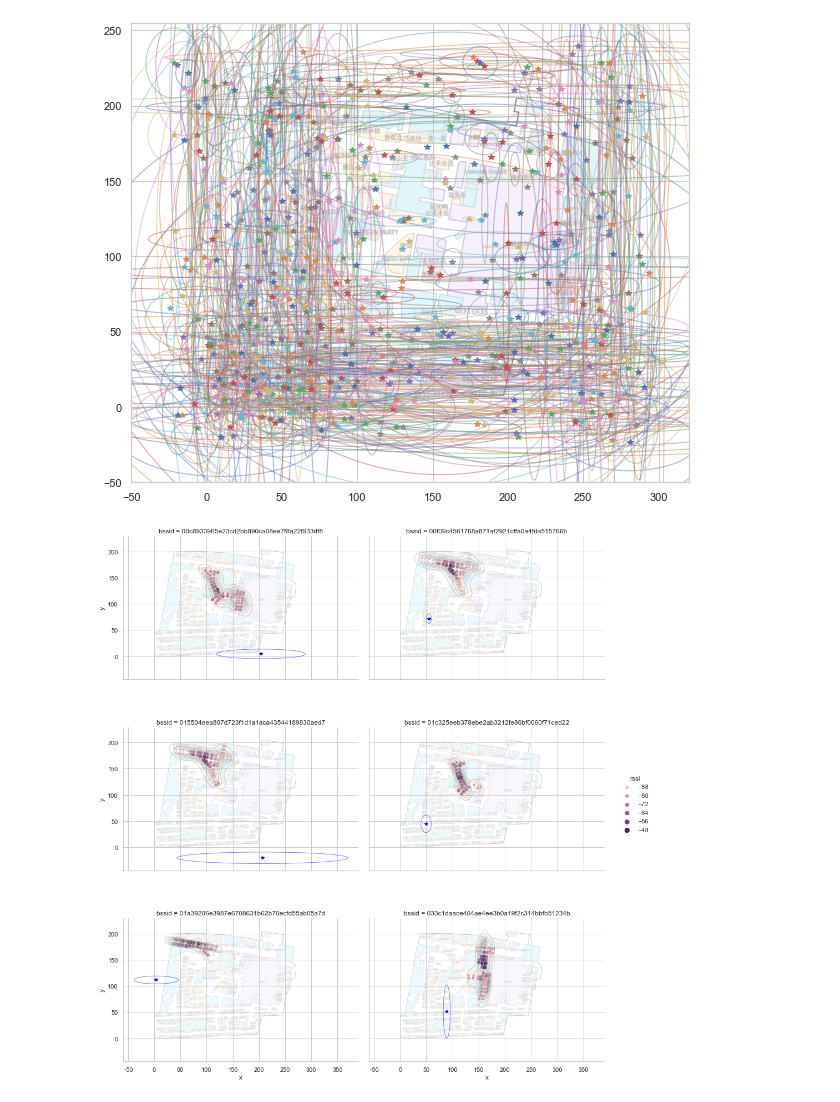
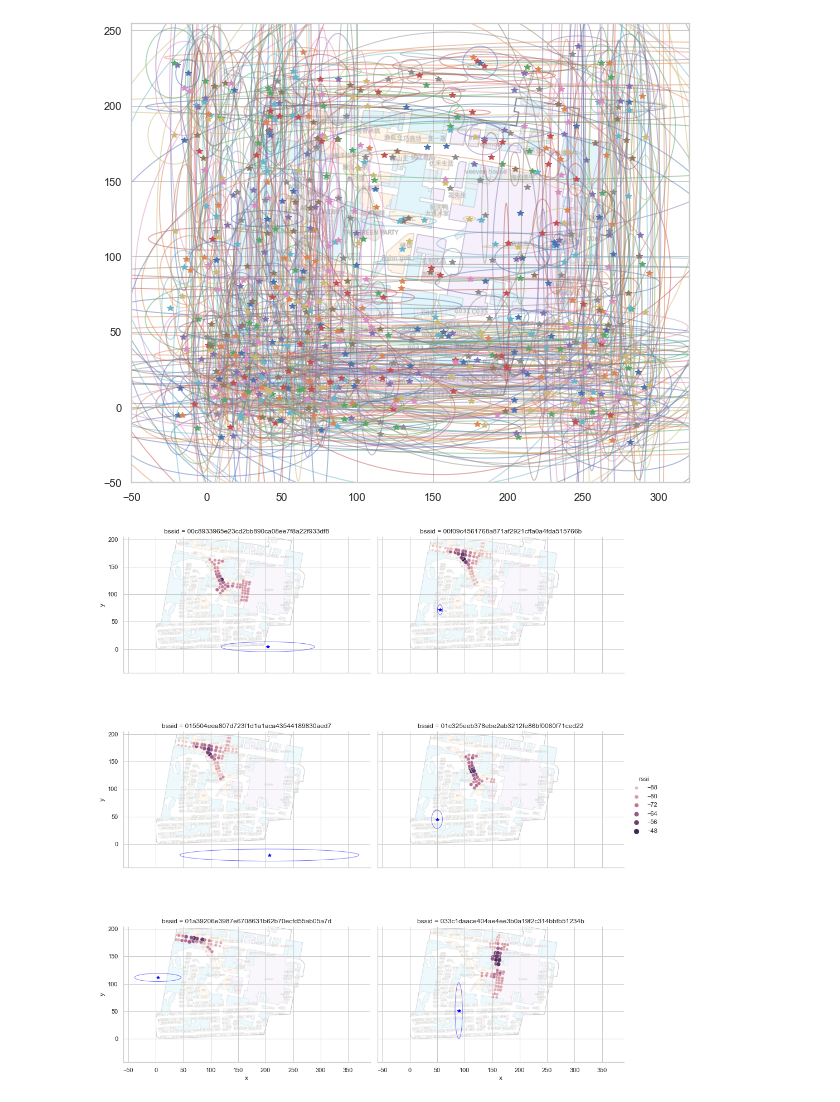
Before and after one commit to sorenhartmann/indoor-location-navigation, a Jupyter notebook: notebooks/3-beacon-model.ipynb, the cells around one changed output. Cells and saved outputs as stored; diff of their text form; code cells hidden in the pictures.

```diff
--- a/notebooks/3-beacon-model.ipynb
+++ b/notebooks/3-beacon-model.ipynb
@@ -254,12 +254,11 @@ wifi_bssids = [floor_data.bssids_[i] for i in wifi_indices]
 wifi_strengths = get_wifi_strengths(floor_data, wifi_bssids)
 # %%
 fg = sns.relplot(data=wifi_strengths, x="x", y="y", col="bssid", col_wrap=2, hue="rssi", size='rssi', aspect=floor_width/floor_height)
-fg.map_dataframe(sns.kdeplot, "x", "y", color="grey", alpha=0.3)
 for bssid, ax in fg.axes_dict.items():
     ax.imshow(floor_data.image, extent=(0, floor_width, 0, floor_height), alpha=0.3)
     plot_wifi(beacon_model, [wifi_bssids.index(bssid)], ax=ax, color="blue")
 # %% [output]
-[figure, old version]
+[figure, new version]
 # %%
 from src.plotting import get_beacon_distances
 # %%
```
Also changed, not shown: parts of 1 cell of this notebook, 3 other files.
